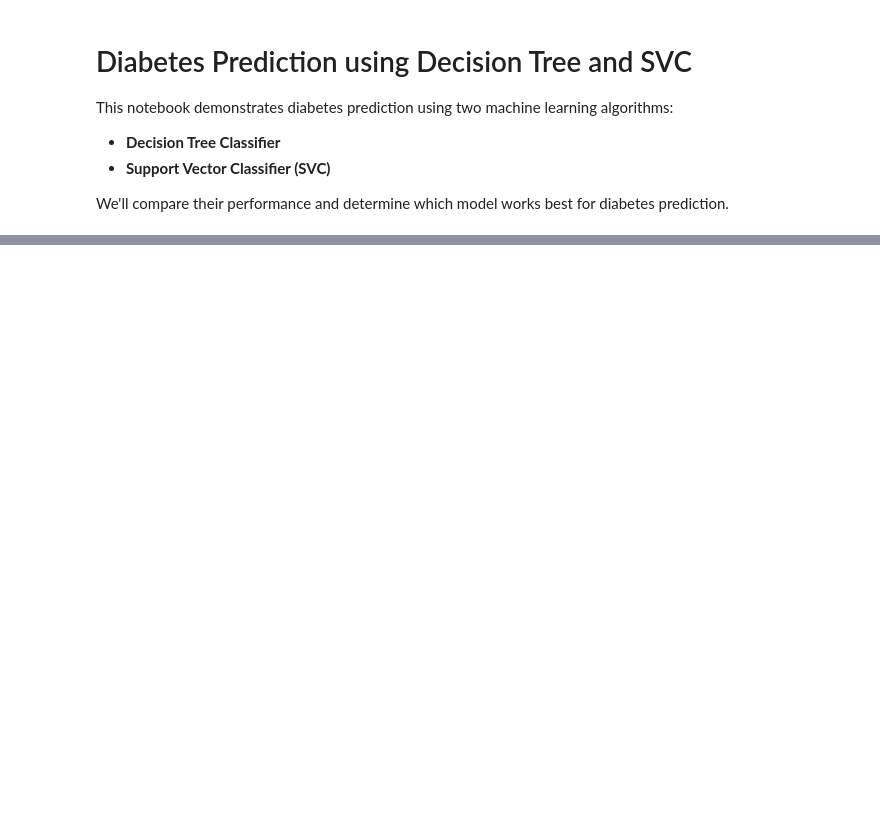
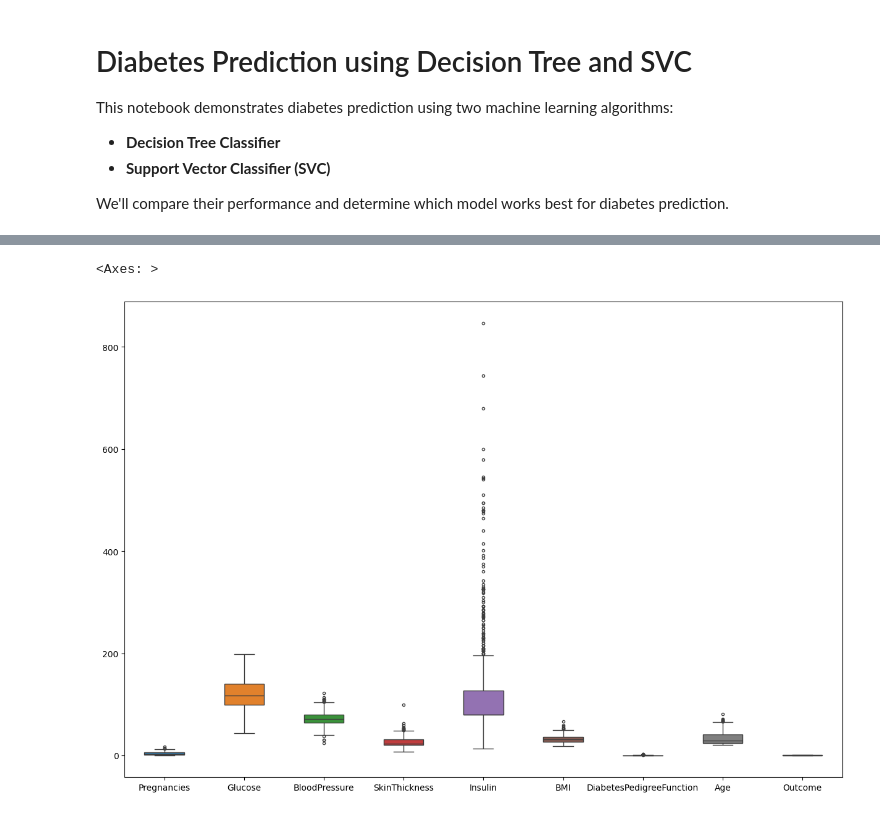
Before and after one commit to askchandan/Diabetes-Prediction, a Jupyter notebook: Notebook/Decision_Tree_SVC.ipynb, the cells around one changed output, grey strips where cells are left out. Drawn from its saved outputs; the diff is of its cells as text; code cells hidden in the pictures; blank space fills up the shorter version.

```diff
--- a/Notebook/Decision_Tree_SVC.ipynb
+++ b/Notebook/Decision_Tree_SVC.ipynb
@@ -59,0 +26,3 @@ df.head()
+# %%
+# loading data
+df = pd.read_csv('..\Dataset\diabetes.csv')
@@ -59,0 +63,9 @@ df.head()
+# %%
+# here are few misconceptions like BMI, BloodPressure, Glucose, Insulin, SkinThickness can have 0 values
+# now replacing 0 values with mean of respective columns
+
+df['BMI'] = df['BMI'].replace(0, df['BMI'].mean())
+df['BloodPressure'] = df['BloodPressure'].replace(0, df['BloodPressure'].mean())
+df['Glucose'] = df['Glucose'].replace(0, df['Glucose'].mean())
+df['Insulin'] = df['Insulin'].replace(0, df['Insulin'].mean())
+df['SkinThickness'] = df['SkinThickness'].replace(0, df['SkinThickness'].mean())
@@ -59,0 +84,8 @@ df.head()
+# %%
+# Outliers
+
+fig, ax = plt.subplots(figsize=(15, 10))
+sns.boxplot(data=df, width=0.5, ax=ax, fliersize=3)
+# %% [output]
+<Axes: >
+[figure, added]
```
Also changed, not shown: parts of 47 cells of this notebook, 1 other file.
